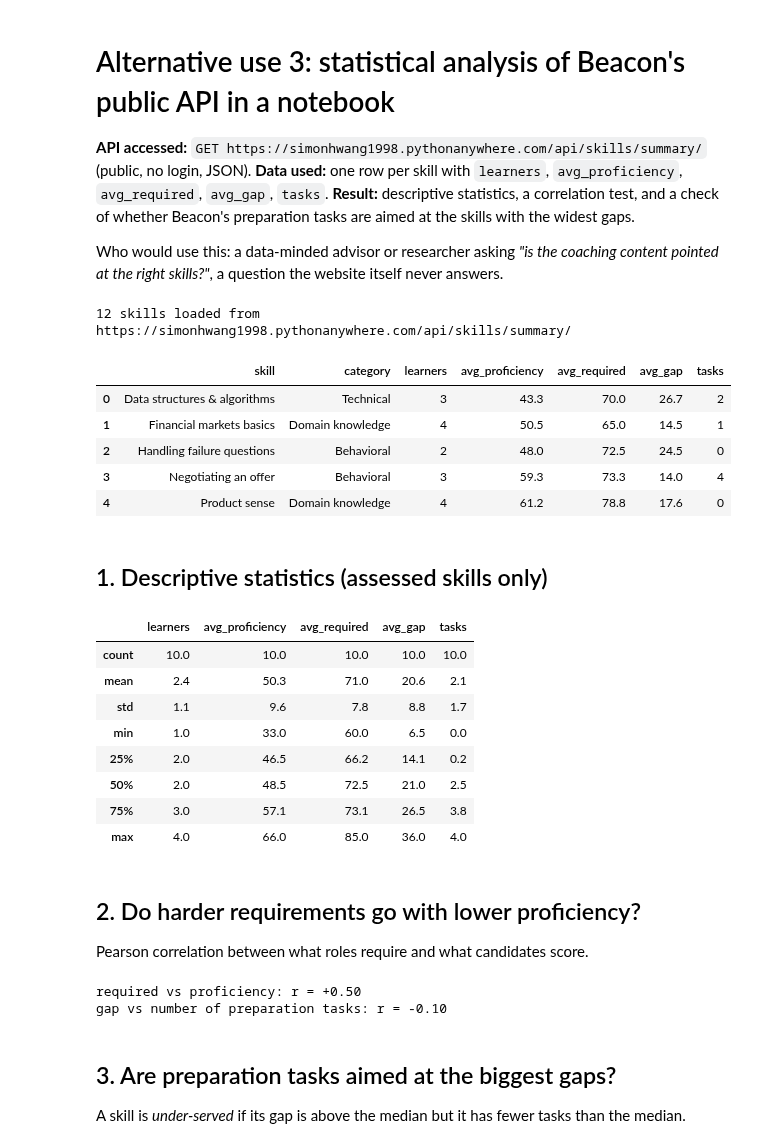
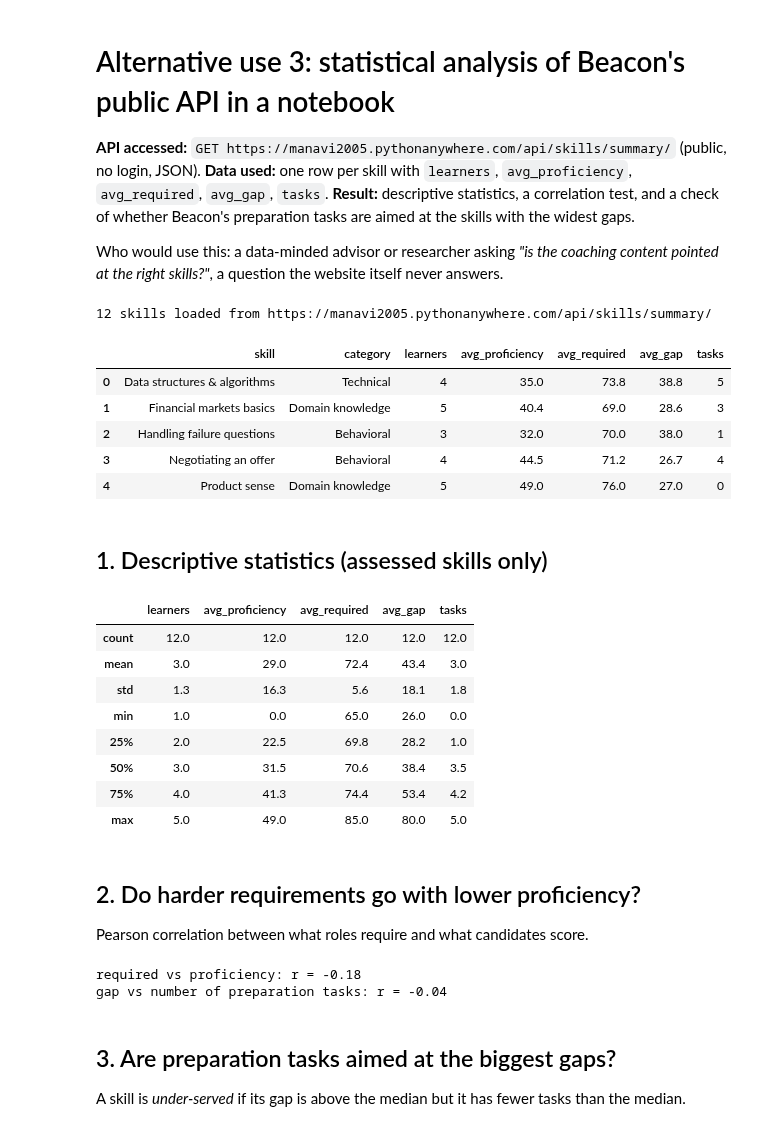
Before and after one commit to manavi2005/11_Beacon, a Jupyter notebook: docs/a5/alt_uses/use3_notebook_analysis.ipynb, the cells around one changed output. Cells and saved outputs as stored; diff of their text form; code cells hidden in the pictures.

```diff
--- a/docs/a5/alt_uses/use3_notebook_analysis.ipynb
+++ b/docs/a5/alt_uses/use3_notebook_analysis.ipynb
@@ -1,7 +1,7 @@
 # %% [markdown]
 # Alternative use 3: statistical analysis of Beacon's public API in a notebook
 
-**API accessed:** `GET https://simonhwang1998.pythonanywhere.com/api/skills/summary/` (public, no login, JSON).
+**API accessed:** `GET https://manavi2005.pythonanywhere.com/api/skills/summary/` (public, no login, JSON).
 **Data used:** one row per skill with `learners`, `avg_proficiency`, `avg_required`, `avg_gap`, `tasks`.
 **Result:** descriptive statistics, a correlation test, and a check of whether Beacon's preparation tasks are aimed at the skills with the widest gaps.
 
@@ -9,19 +9,19 @@ Who would use this: a data-minded advisor or researcher asking *"is the coaching
 # %%
 import pandas as pd
 import matplotlib.pyplot as plt
 
-API = "https://simonhwang1998.pythonanywhere.com/api/skills/summary/"
+API = "https://manavi2005.pythonanywhere.com/api/skills/summary/"
 df = pd.read_json(API)          # the API returns a flat JSON array, so this is one line
 print(f"{len(df)} skills loaded from {API}")
 df.head()
 # %% [output]
-12 skills loaded from https://simonhwang1998.pythonanywhere.com/api/skills/summary/
+12 skills loaded from https://manavi2005.pythonanywhere.com/api/skills/summary/
 |  | skill | category | learners | avg_proficiency | avg_required | avg_gap | tasks |
-| 0 | Data structures & algorithms | Technical | 3 | 43.3 | 70.0 | 26.7 | 2 |
-| 1 | Financial markets basics | Domain knowledge | 4 | 50.5 | 65.0 | 14.5 | 1 |
-| 2 | Handling failure questions | Behavioral | 2 | 48.0 | 72.5 | 24.5 | 0 |
-| 3 | Negotiating an offer | Behavioral | 3 | 59.3 | 73.3 | 14.0 | 4 |
-| 4 | Product sense | Domain knowledge | 4 | 61.2 | 78.8 | 17.6 | 0 |
+| 0 | Data structures & algorithms | Technical | 4 | 35.0 | 73.8 | 38.8 | 5 |
+| 1 | Financial markets basics | Domain knowledge | 5 | 40.4 | 69.0 | 28.6 | 3 |
+| 2 | Handling failure questions | Behavioral | 3 | 32.0 | 70.0 | 38.0 | 1 |
+| 3 | Negotiating an offer | Behavioral | 4 | 44.5 | 71.2 | 26.7 | 4 |
+| 4 | Product sense | Domain knowledge | 5 | 49.0 | 76.0 | 27.0 | 0 |
 # %% [markdown]
 ## 1. Descriptive statistics (assessed skills only)
 # %%
@@ -29,14 +29,14 @@ assessed = df[df["learners"] > 0].copy()
 assessed[["learners", "avg_proficiency", "avg_required", "avg_gap", "tasks"]].describe().round(1)
 # %% [output]
 |  | learners | avg_proficiency | avg_required | avg_gap | tasks |
-| count | 10.0 | 10.0 | 10.0 | 10.0 | 10.0 |
-| mean | 2.4 | 50.3 | 71.0 | 20.6 | 2.1 |
-| std | 1.1 | 9.6 | 7.8 | 8.8 | 1.7 |
-| min | 1.0 | 33.0 | 60.0 | 6.5 | 0.0 |
-| 25% | 2.0 | 46.5 | 66.2 | 14.1 | 0.2 |
-| 50% | 2.0 | 48.5 | 72.5 | 21.0 | 2.5 |
-| 75% | 3.0 | 57.1 | 73.1 | 26.5 | 3.8 |
-| max | 4.0 | 66.0 | 85.0 | 36.0 | 4.0 |
+| count | 12.0 | 12.0 | 12.0 | 12.0 | 12.0 |
+| mean | 3.0 | 29.0 | 72.4 | 43.4 | 3.0 |
+| std | 1.3 | 16.3 | 5.6 | 18.1 | 1.8 |
+| min | 1.0 | 0.0 | 65.0 | 26.0 | 0.0 |
+| 25% | 2.0 | 22.5 | 69.8 | 28.2 | 1.0 |
+| 50% | 3.0 | 31.5 | 70.6 | 38.4 | 3.5 |
+| 75% | 4.0 | 41.3 | 74.4 | 53.4 | 4.2 |
+| max | 5.0 | 49.0 | 85.0 | 80.0 | 5.0 |
 # %% [markdown]
 ## 2. Do harder requirements go with lower proficiency?
 Pearson correlation between what roles require and what candidates score.
@@ -46,8 +46,8 @@ r_gap_tasks = assessed["avg_gap"].corr(assessed["tasks"])
 print(f"required vs proficiency: r = {r:+.2f}")
 print(f"gap vs number of preparation tasks: r = {r_gap_tasks:+.2f}")
 # %% [output]
-required vs proficiency: r = +0.50
-gap vs number of preparation tasks: r = -0.10
+required vs proficiency: r = -0.18
+gap vs number of preparation tasks: r = -0.04
 # %% [markdown]
 ## 3. Are preparation tasks aimed at the biggest gaps?
 A skill is *under-served* if its gap is above the median but it has fewer tasks than the median.
```
Also changed, not shown: parts of 3 cells of this notebook, 10 other files.
